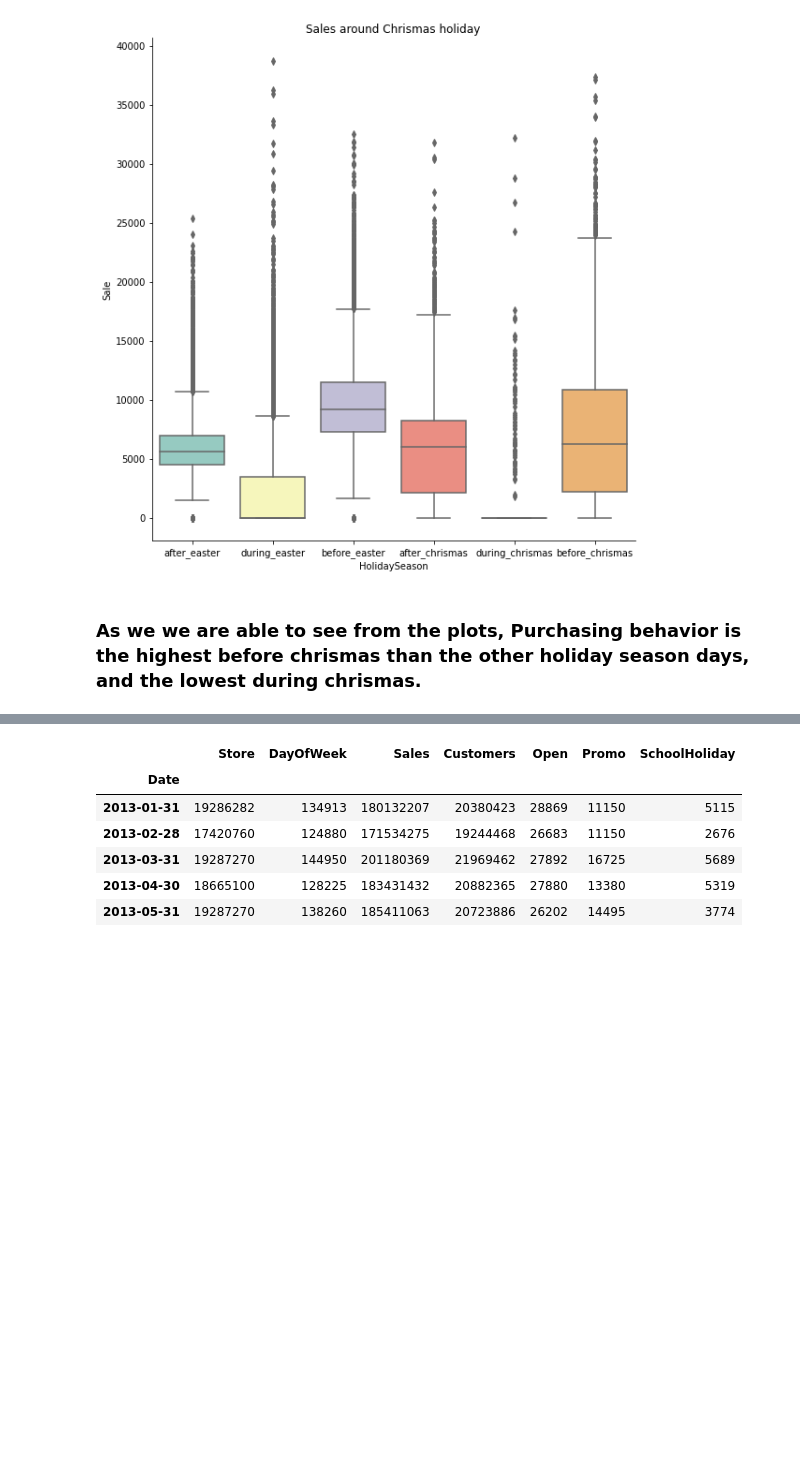
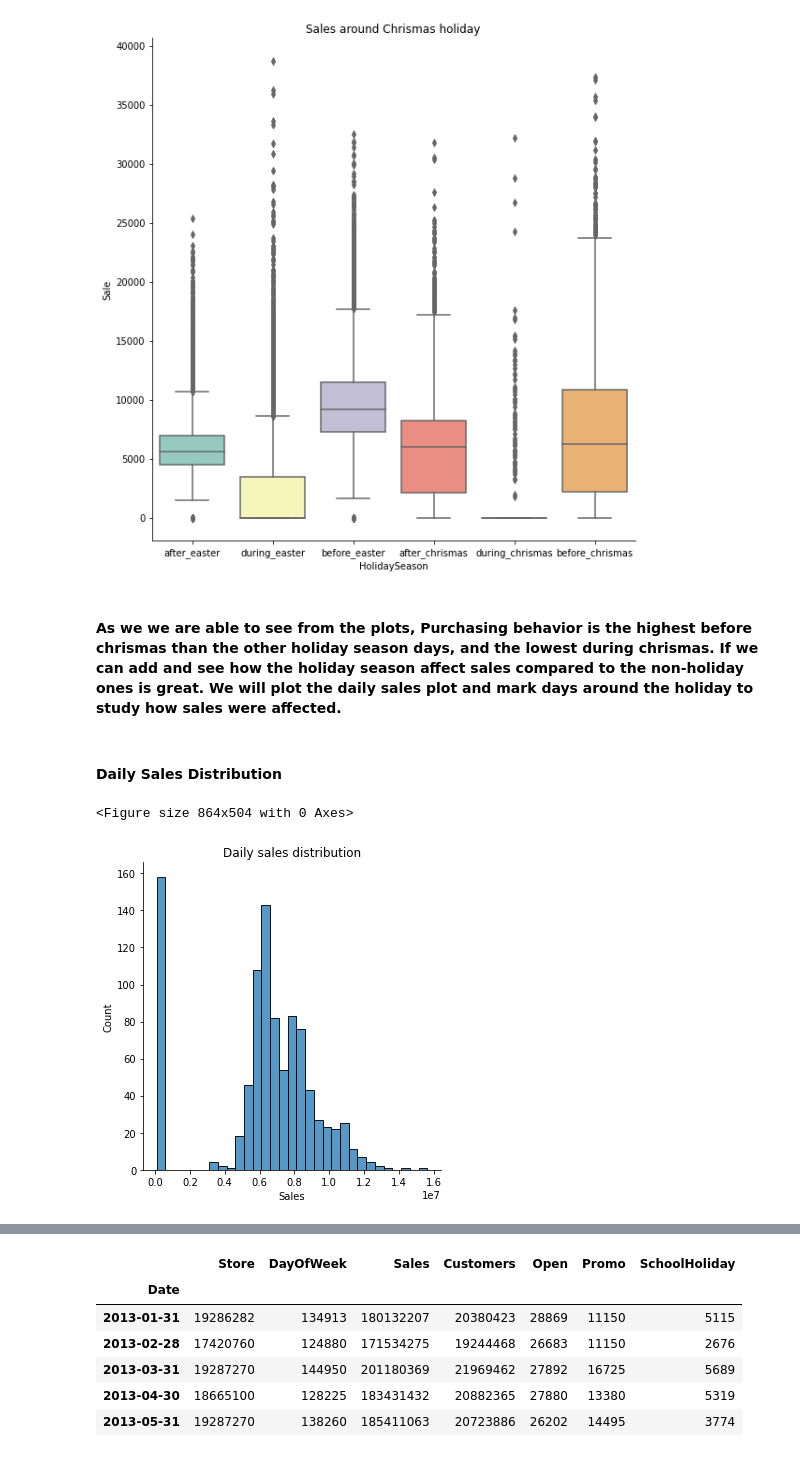
Before and after one commit to DiboraHaile/Pharmaceutical-Sales-prediction-across-multiple-stores, a Jupyter notebook: notebooks/exploration_of_customer_behaviors.ipynb, the cells around one changed output, grey strips where cells are left out. Drawn from its saved outputs; the diff is of its cells as text; code cells hidden in the pictures; blank space fills up the shorter version.

```diff
--- a/notebooks/exploration_of_customer_behaviors.ipynb
+++ b/notebooks/exploration_of_customer_behaviors.ipynb
@@ -287,4 +272,13 @@ visualize.catplot(df_train_copy,y="Sales",x="Holiday_season",kind="box",title="S
 <Figure size 864x504 with 0 Axes>
 [figure]
 # %% [markdown]
-### As we we are able to see from the plots, Purchasing behavior is the highest before chrismas than the other holiday season days, and the lowest during chrismas.
+#### As we we are able to see from the plots, Purchasing behavior is the highest before chrismas than the other holiday season days, and the lowest during chrismas. If we can add and see how the holiday season affect sales compared to the non-holiday ones is great. We will plot the daily sales plot and mark days around the holiday to study how sales were affected.
+# %% [markdown]
+#### Daily Sales Distribution
+# %%
+df_daily_sales = df_train.groupby(pd.Grouper(key='Date', axis=0,freq='D')).sum()
+visualize.displot(df_daily_sales,x="Sales",title="Daily sales distribution")
+# df_daily_sales.sort_values(by="Sales",ascending=False).reset_index().head(10)
+# %% [output]
+<Figure size 864x504 with 0 Axes>
+[figure, added]
```
Also changed, not shown: parts of 16 cells of this notebook.
